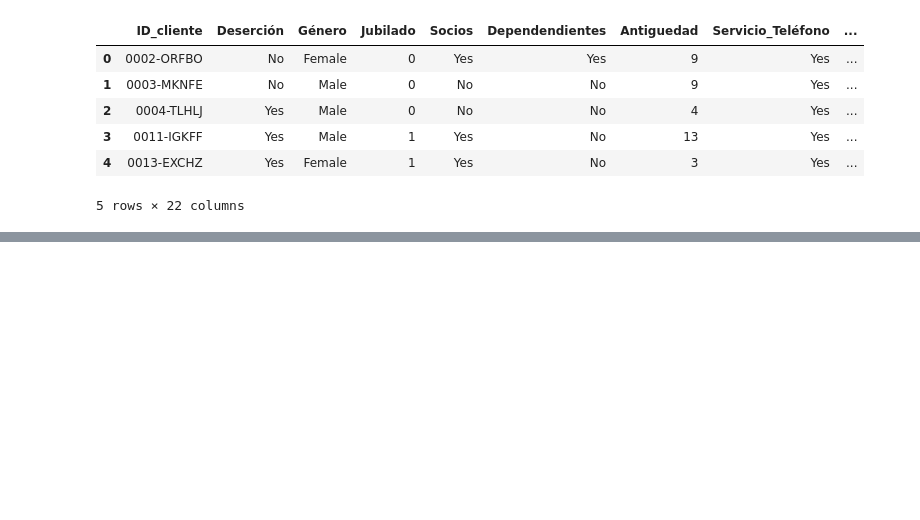
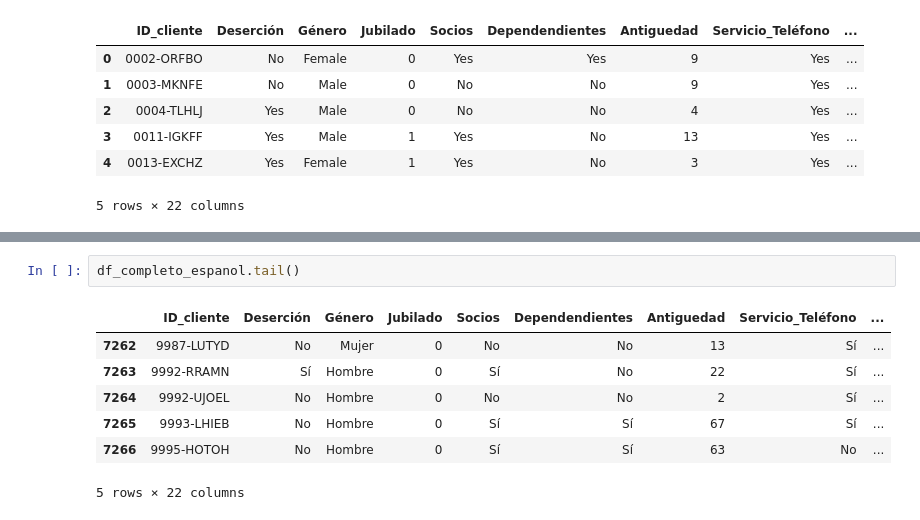
Before and after one commit to lainaker7/Desafio2-TelecomX, a Jupyter notebook: TELECOM_X_ALURA_CHALLENGE_Public.ipynb, the cells around one changed output, grey strips where cells are left out. Cells and saved outputs as stored; diff of their text form; blank space fills up the shorter version.

```diff
--- a/TELECOM_X_ALURA_CHALLENGE_Public.ipynb
+++ b/TELECOM_X_ALURA_CHALLENGE_Public.ipynb
@@ -467,0 +560,10 @@ df.head()
+# %%
+df_completo_espanol.tail()
+# %% [output]
+|  | ID_cliente | Deserción | Género | Jubilado | Socios | Dependendientes | Antiguedad | Servicio_Teléfono | ... |
+| 7262 | 9987-LUTYD | No | Mujer | 0 | No | No | 13 | Sí | ... |
+| 7263 | 9992-RRAMN | Sí | Hombre | 0 | Sí | No | 22 | Sí | ... |
+| 7264 | 9992-UJOEL | No | Hombre | 0 | No | No | 2 | Sí | ... |
+| 7265 | 9993-LHIEB | No | Hombre | 0 | Sí | Sí | 67 | Sí | ... |
+| 7266 | 9995-HOTOH | No | Hombre | 0 | Sí | Sí | 63 | No | ... |
+5 rows × 22 columns
```
Also changed, not shown: parts of 6 cells of this notebook.
